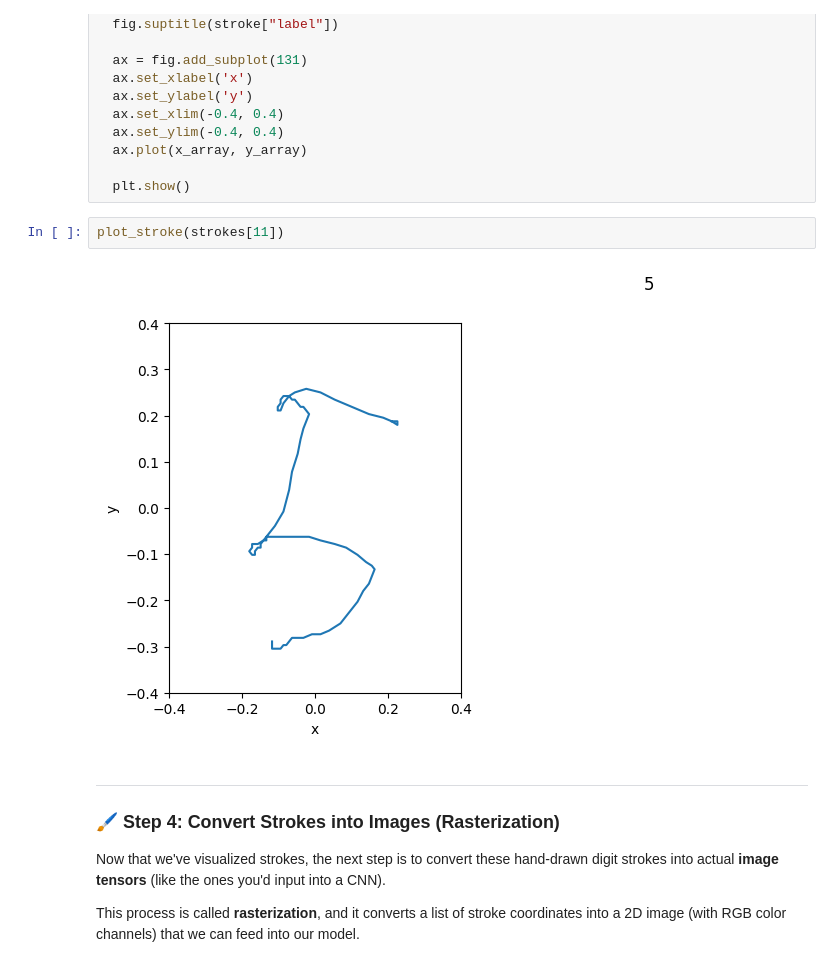
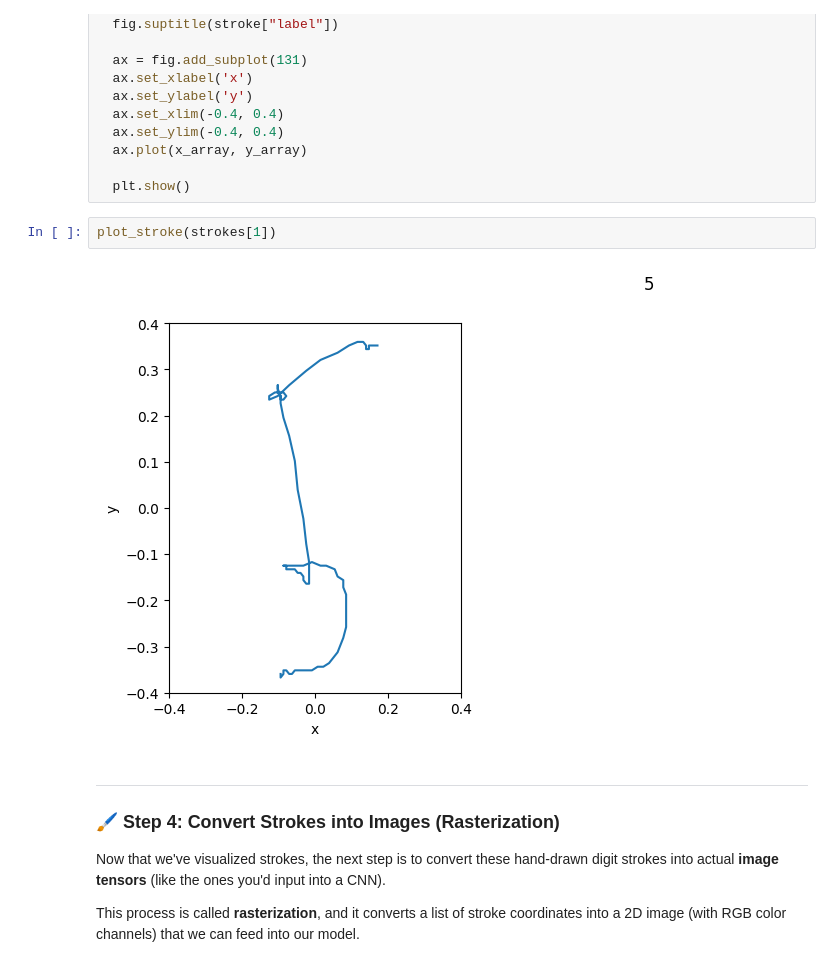
Before and after one commit to weijief-2025/TinyML, a Jupyter notebook: Labs/Lab6/EE400_TinyML_Lab6_(Magic_Dataset_Training).ipynb, the cells around one changed output. Cells and saved outputs as stored; diff of their text form.

```diff
--- a/Labs/Lab6/EE400_TinyML_Lab6_(Magic_Dataset_Training).ipynb
+++ b/Labs/Lab6/EE400_TinyML_Lab6_(Magic_Dataset_Training).ipynb
@@ -136,9 +136,9 @@ def plot_stroke(stroke):
 
   plt.show()
 # %%
-plot_stroke(strokes[11])
+plot_stroke(strokes[1])
 # %% [output]
-[figure, old version]
+[figure, new version]
 # %% [markdown]
 ---
 
```
Also changed, not shown: parts of 13 cells of this notebook.
